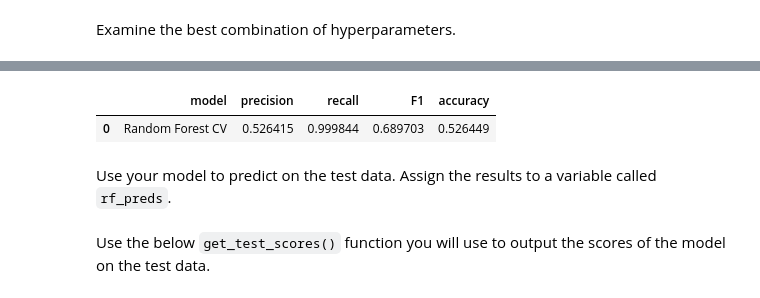
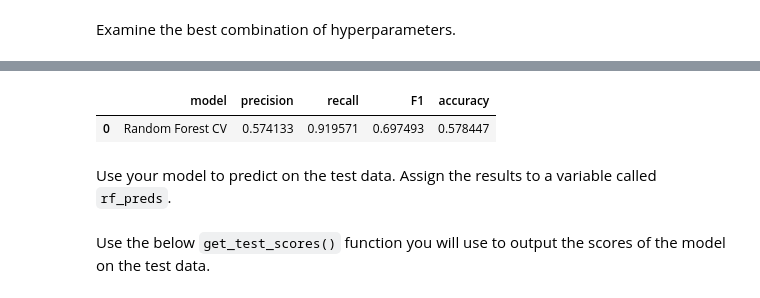
Before and after one commit to oceanvillage/project-taxi-analysis, a Jupyter notebook: project-taxi-analysis.ipynb, the cells around one changed output, grey strips where cells are left out. Drawn from its saved outputs; the diff is of its cells as text; code cells hidden in the pictures.

```diff
--- a/project-taxi-analysis.ipynb
+++ b/project-taxi-analysis.ipynb
@@ -323,7 +331,7 @@ memory usage: 1.4+ MB
 None
 # %%
 # Convert categoricals to binary
-df2 = pd.get_dummies(df04)
+df3 = pd.get_dummies(df04, drop_first=True)
 # %% [markdown]
 ##### Evaluation metric
 # %%
@@ -341,10 +350,10 @@ Name: generous, dtype: int64
 ##### **Split the data**
 # %%
 # Isolate target variable (y)
-y=df2['generous']
+y=df3['generous']
 
 # Isolate the features (X)
-X=df2.drop(['generous'], axis=1)
+X=df3.drop(['generous'], axis=1)
 
 # Split into train and test sets
 X_train, X_test, y_train, y_test = train_test_split(X, y,
@@ -371,11 +378,11 @@ def read_pickle(path, saved_model_name:str):
 rf = RandomForestClassifier(random_state=0)
 
 # 2. Create a dictionary of hyperparameters to tune
-cv_params = {'max_depth': [2,3,4, None],
+cv_params = {'max_depth': [2,3,4],
              'min_samples_leaf': [1,2,3],
              'min_samples_split': [2,3,4],
              'max_features': [2,3,4],
-             'n_estimators': [75, 100, 125]
+             'n_estimators': [10, 100, 300]
              }
 
 # 3. Define a set of scoring metrics to capture
@@ -383,5 +390,3 @@ scoring = {'accuracy', 'precision', 'recall', 'f1'}
 
 # 4. Instantiate the GridSearchCV object
 rf_cv = GridSearchCV(rf, cv_params, scoring=scoring, cv=4, refit='f1')
-# %%
-rf_cv = read_pickle('/assets/',"rf_cv")
@@ -464,11 +467,11 @@ def make_results(model_name:str, model_object, metric:str):
 
     return table
 # %%
-rf_cv_results = make_results('Random Forest CV', rf_cv,'f1')
-rf_cv_results
+results = make_results('Random Forest CV', rf_cv,'f1')
+results
 # %% [output]
 |  | model | precision | recall | F1 | accuracy |
-| 0 | Random Forest CV | 0.526415 | 0.999844 | 0.689703 | 0.526449 |
+| 0 | Random Forest CV | 0.574133 | 0.919571 | 0.697493 | 0.578447 |
 # %% [markdown]
 Use your model to predict on the test data. Assign the results to a variable called `rf_preds`.
 # %%
```
Also changed, not shown: parts of 34 cells of this notebook.
